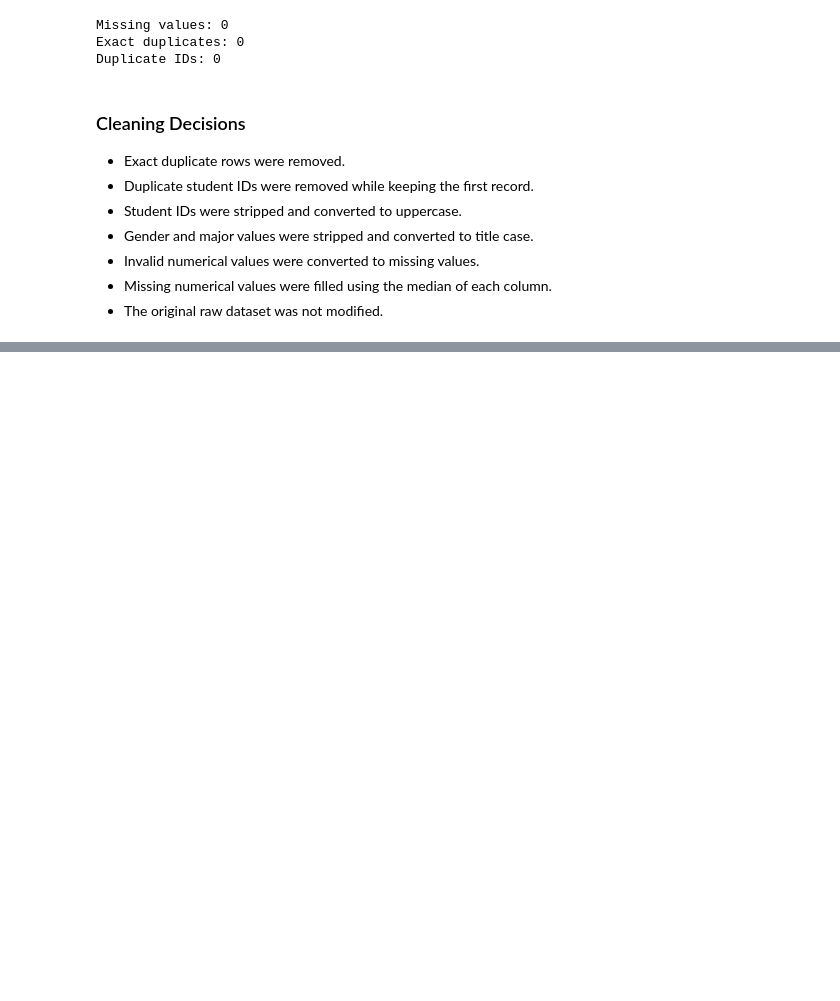
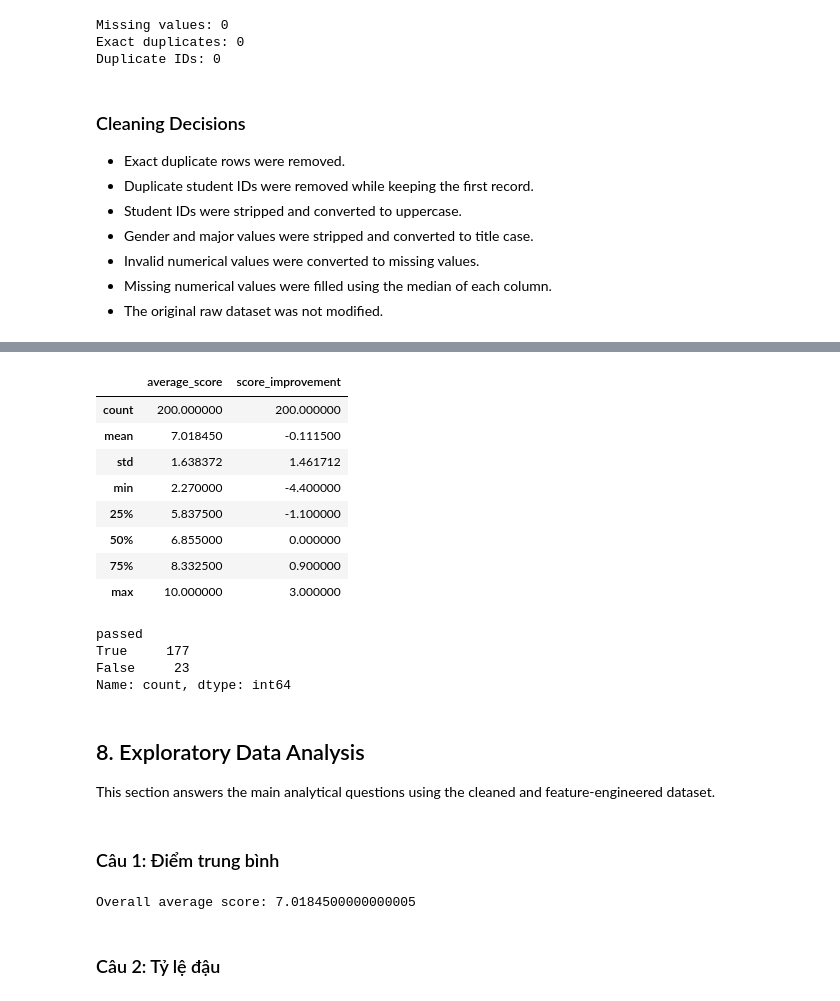
Before and after one commit to MinhDuyenTran/machine_learning, a Jupyter notebook: python-for-ml/mini_projects/student_performance/notebooks/student_performce_analysis.ipynb, the cells around one changed output, grey strips where cells are left out. Saved outputs shown, nothing was run; the diff lists cells and outputs as text; code cells hidden in the pictures; blank space fills up the shorter version.

```diff
--- a/python-for-ml/mini_projects/student_performance/notebooks/student_performce_analysis.ipynb
+++ b/python-for-ml/mini_projects/student_performance/notebooks/student_performce_analysis.ipynb
@@ -657,0 +741,38 @@ Duplicate IDs: 0
+# %%
+analysis_df[
+    [
+        "average_score",
+        "score_improvement",
+    ]
+].describe()
+# %% [output]
+|  | average_score | score_improvement |
+| count | 200.000000 | 200.000000 |
+| mean | 7.018450 | -0.111500 |
+| std | 1.638372 | 1.461712 |
+| min | 2.270000 | -4.400000 |
+| 25% | 5.837500 | -1.100000 |
+| 50% | 6.855000 | 0.000000 |
+| 75% | 8.332500 | 0.900000 |
+| max | 10.000000 | 3.000000 |
+# %%
+analysis_df["passed"].value_counts()
+# %% [output]
+passed
+True     177
+False     23
+Name: count, dtype: int64
+# %% [markdown]
+## 8. Exploratory Data Analysis
+
+This section answers the main analytical questions using the cleaned
+and feature-engineered dataset.
+# %% [markdown]
+### Câu 1: Điểm trung bình
+# %%
+overall_average = (analysis_df["average_score"].mean())
+print("Overall average score:", overall_average)
+# %% [output]
+Overall average score: 7.0184500000000005
+# %% [markdown]
+### Câu 2: Tỷ lệ đậu
```
Also changed, not shown: parts of 29 cells of this notebook, 1 other file.
